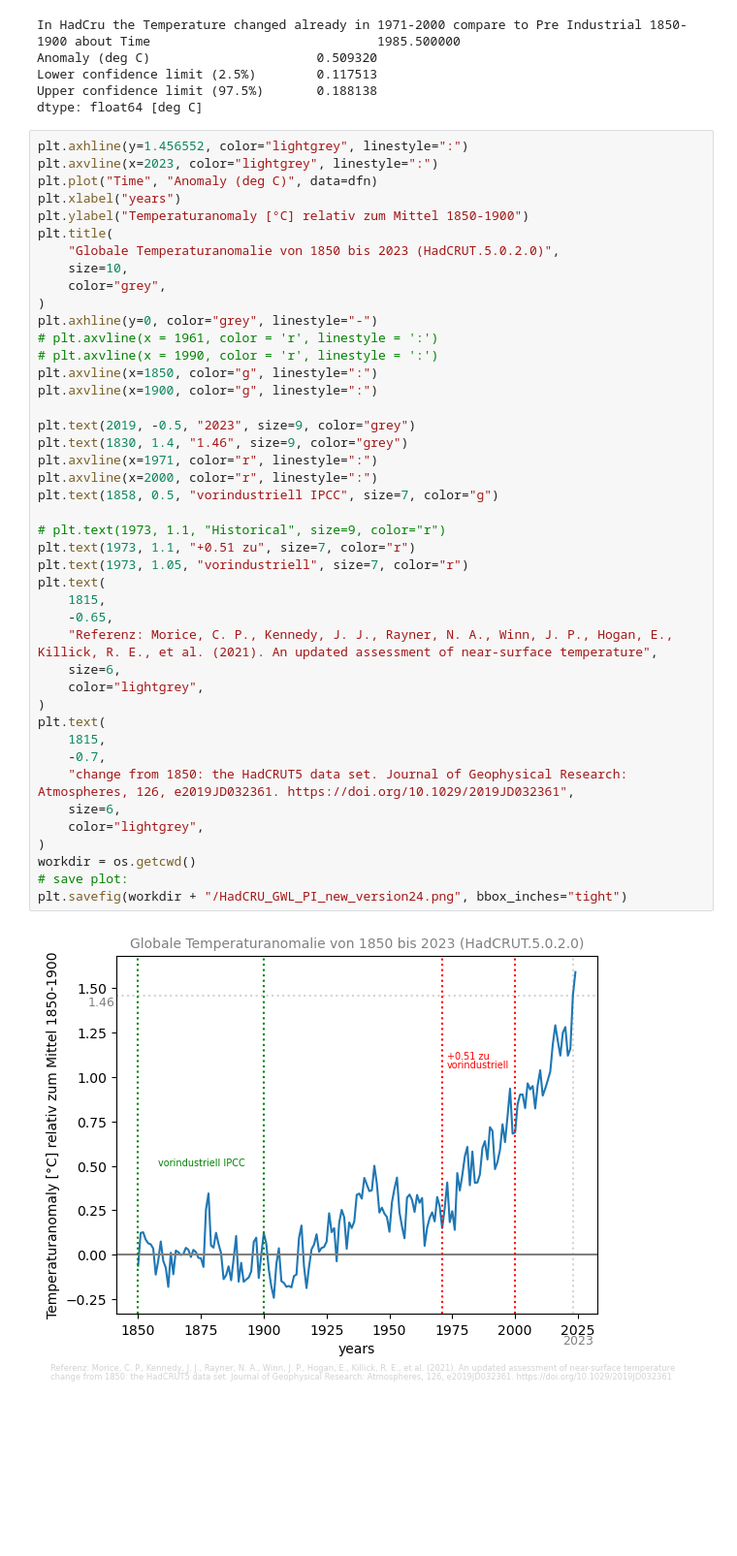
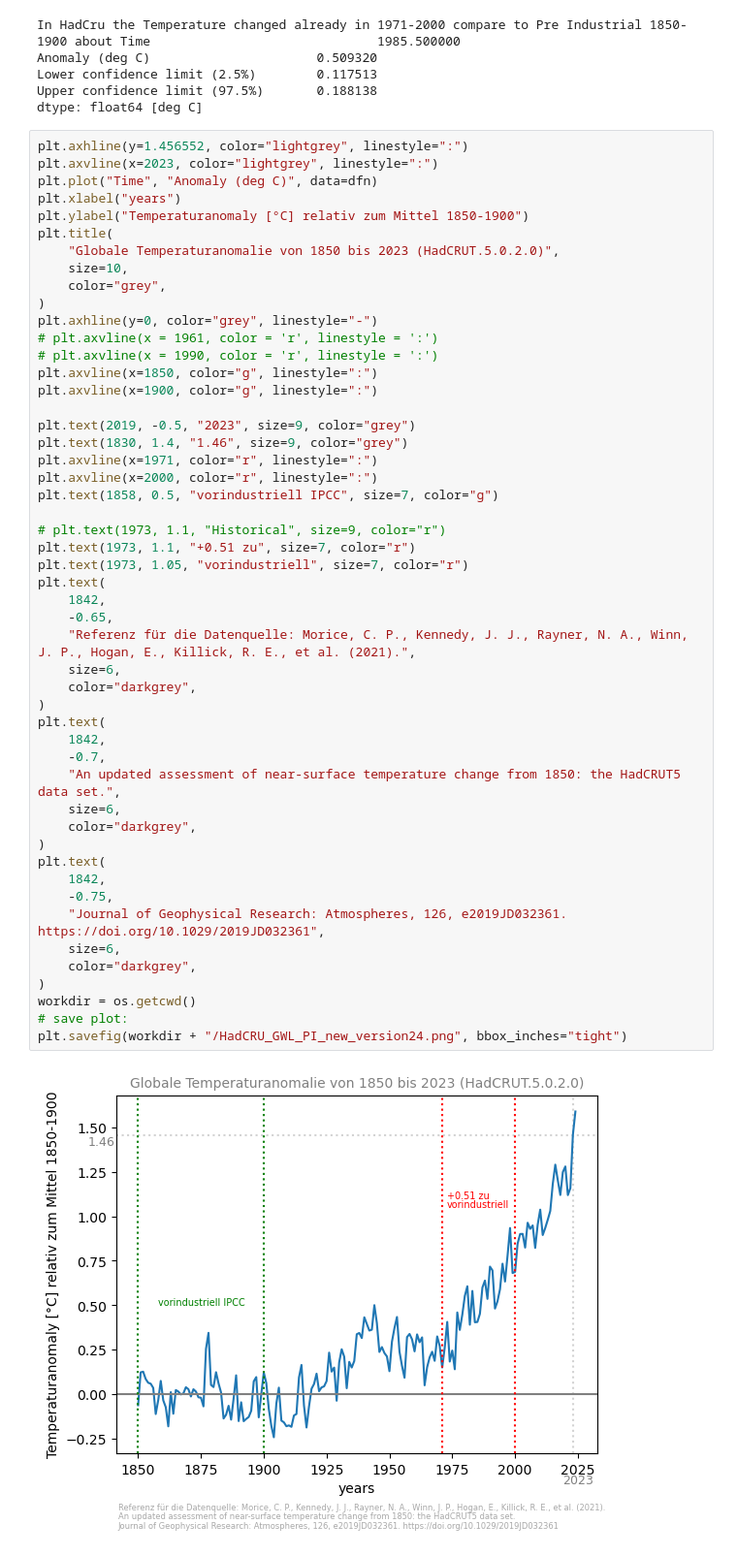
Before and after one commit to climate-service-center/climate-action-sheet-forestry, a Jupyter notebook: Notebooks/HadCru_GWL-update2024.ipynb, the cells around one changed output. Shown at 97% size. Saved outputs shown, nothing was run; the diff lists cells and outputs as text; blank space fills up the shorter version.

Commit message:
adjusted Text

```diff
--- a/Notebooks/HadCru_GWL-update2024.ipynb
+++ b/Notebooks/HadCru_GWL-update2024.ipynb
@@ -86,37 +90,44 @@ plt.title(
     size=10,
     color="grey",
 )
 plt.axhline(y=0, color="grey", linestyle="-")
 # plt.axvline(x = 1961, color = 'r', linestyle = ':')
 # plt.axvline(x = 1990, color = 'r', linestyle = ':')
 plt.axvline(x=1850, color="g", linestyle=":")
 plt.axvline(x=1900, color="g", linestyle=":")
 
 plt.text(2019, -0.5, "2023", size=9, color="grey")
 plt.text(1830, 1.4, "1.46", size=9, color="grey")
 plt.axvline(x=1971, color="r", linestyle=":")
 plt.axvline(x=2000, color="r", linestyle=":")
 plt.text(1858, 0.5, "vorindustriell IPCC", size=7, color="g")
 
 # plt.text(1973, 1.1, "Historical", size=9, color="r")
 plt.text(1973, 1.1, "+0.51 zu", size=7, color="r")
 plt.text(1973, 1.05, "vorindustriell", size=7, color="r")
 plt.text(
-    1815,
+    1842,
     -0.65,
-    "Referenz: Morice, C. P., Kennedy, J. J., Rayner, N. A., Winn, J. P., Hogan, E., Killick, R. E., et al. (2021). An updated assessment of near-surface temperature",
+    "Referenz für die Datenquelle: Morice, C. P., Kennedy, J. J., Rayner, N. A., Winn, J. P., Hogan, E., Killick, R. E., et al. (2021).",
     size=6,
-    color="lightgrey",
+    color="darkgrey",
 )
 plt.text(
-    1815,
+    1842,
     -0.7,
-    "change from 1850: the HadCRUT5 data set. Journal of Geophysical Research: Atmospheres, 126, e2019JD032361. https://doi.org/10.1029/2019JD032361",
+    "An updated assessment of near-surface temperature change from 1850: the HadCRUT5 data set.",
     size=6,
-    color="lightgrey",
+    color="darkgrey",
+)
+plt.text(
+    1842,
+    -0.75,
+    "Journal of Geophysical Research: Atmospheres, 126, e2019JD032361. https://doi.org/10.1029/2019JD032361",
+    size=6,
+    color="darkgrey",
 )
 workdir = os.getcwd()
 # save plot:
 plt.savefig(workdir + "/HadCRU_GWL_PI_new_version24.png", bbox_inches="tight")
 # %% [output]
-[figure, old version]
+[figure, new version]
```
Also changed, not shown: parts of 2 cells of this notebook, 3 other files.
